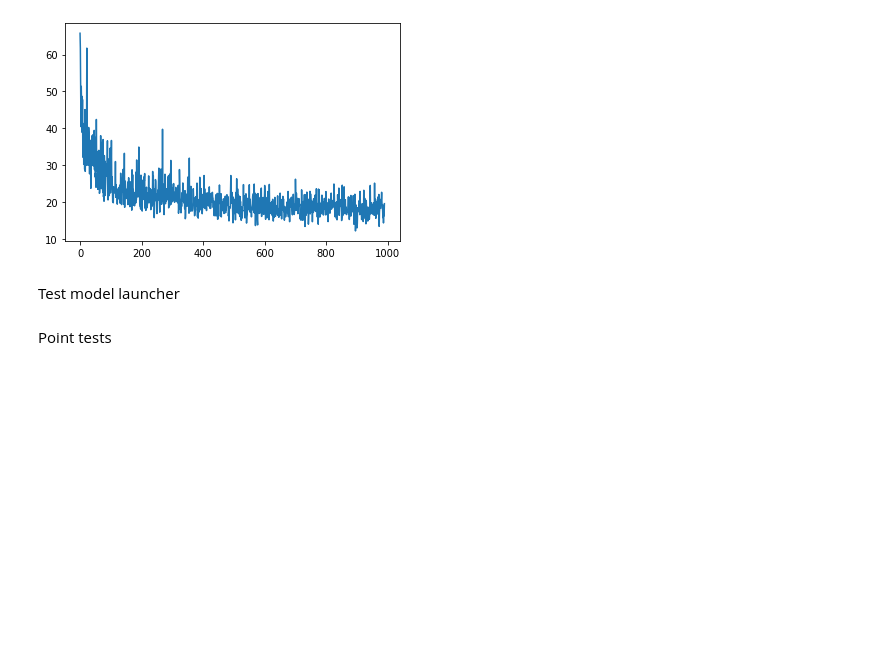
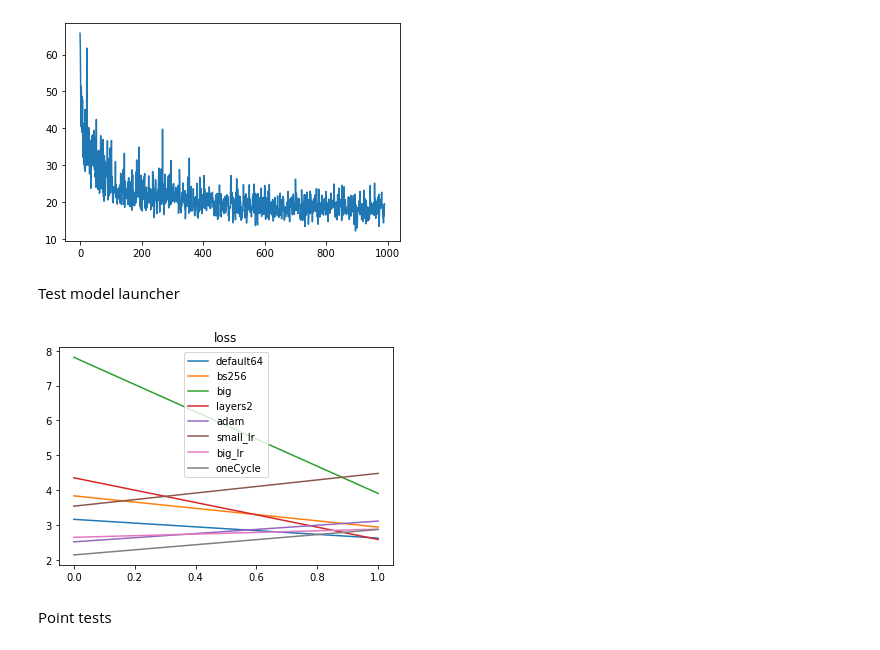
Before and after one commit to limon8884/delivery-RL, a Jupyter notebook: notebook.ipynb, the cells around one changed output. Drawn from its saved outputs; the diff is of its cells as text; code cells hidden in the pictures; blank space fills up the shorter version.

Commit message:
model trainer debug

```diff
--- a/notebook.ipynb
+++ b/notebook.ipynb
@@ -291,3 +292,6 @@ device = torch.device('cuda:0') if torch.cuda.is_available() else torch.device('
 
 point_encoder = PointEncoder(64, device=device)
 point_encoder.load_state_dict(torch.load('encoder64.pt', map_location=device))
+
+n_epochs = 1
+n_iters = 10
@@ -334,10 +406,13 @@ class ModelTrainer:
             self.batch_sizes.append(model_info['batch_size'])
 
         self.losses = [[] for _ in range(len(self.models))]
+        self.times = [[] for _ in range(len(self.models))]
 
     def run(self):
         for epoch in range(self.n_epochs):
             for model_ind, model in enumerate(self.models):
+                print('model ' + self.names[model_ind] + ' is running...')
+                start_time = time.time()
                 optimizer = self.optimizers[model_ind]
                 scheduler = self.schedulers[model_ind]
                 batch_size = self.batch_sizes[model_ind]
@@ -351,7 +426,8 @@ class ModelTrainer:
                     loss = get_loss_solve(model, triples)
                     loss.backward()
                     optimizer.step()
-                    scheduler.step()
+                    if scheduler is not None:
+                        scheduler.step()
 
                     rolling_loss.append(loss.item())
 
@@ -359,6 +435,7 @@ class ModelTrainer:
                 #     metrics[k].append(np.mean(rolling_metrics[k]))
 
                 self.losses[model_ind].append(np.mean(rolling_loss))
+                self.times[model_ind].append(time.time() - start_time)
 
             clear_output()
             plt.title('loss')
@@ -367,8 +444,10 @@ class ModelTrainer:
                 plt.legend()
             plt.show()
 # %%
-trainer = ModelTrainer(models_info, 3, 1)
+trainer = ModelTrainer(models_info, 2, 1)
 trainer.run()
+# %% [output]
+[figure, added]
 # %% [markdown]
 Point tests
 # %%
```
Also changed, not shown: parts of 3 cells of this notebook, 2 other files.
